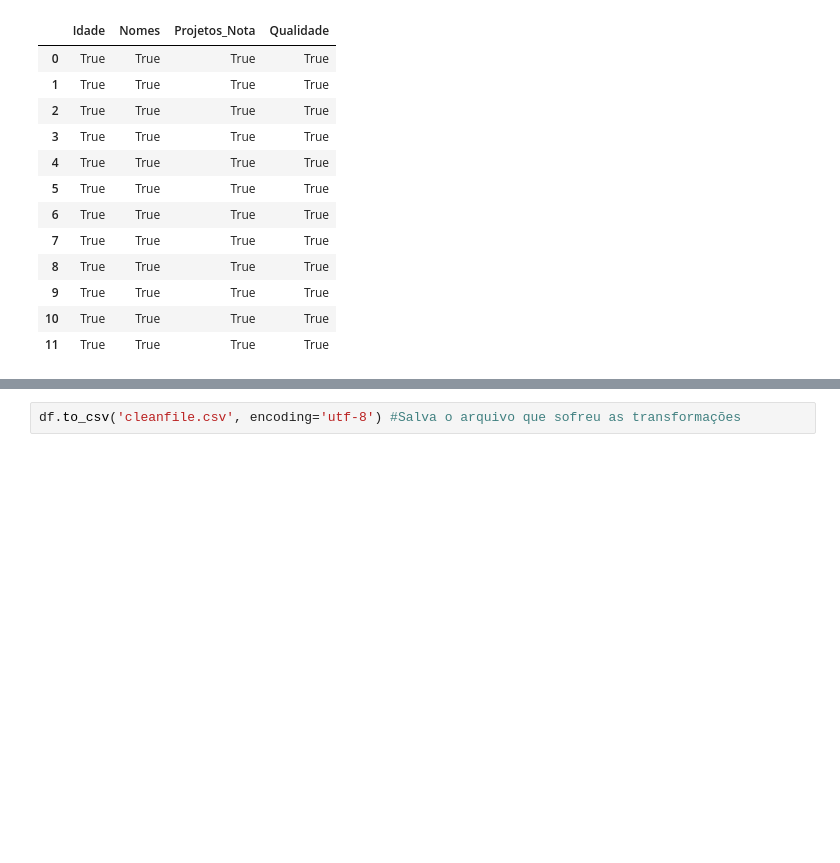
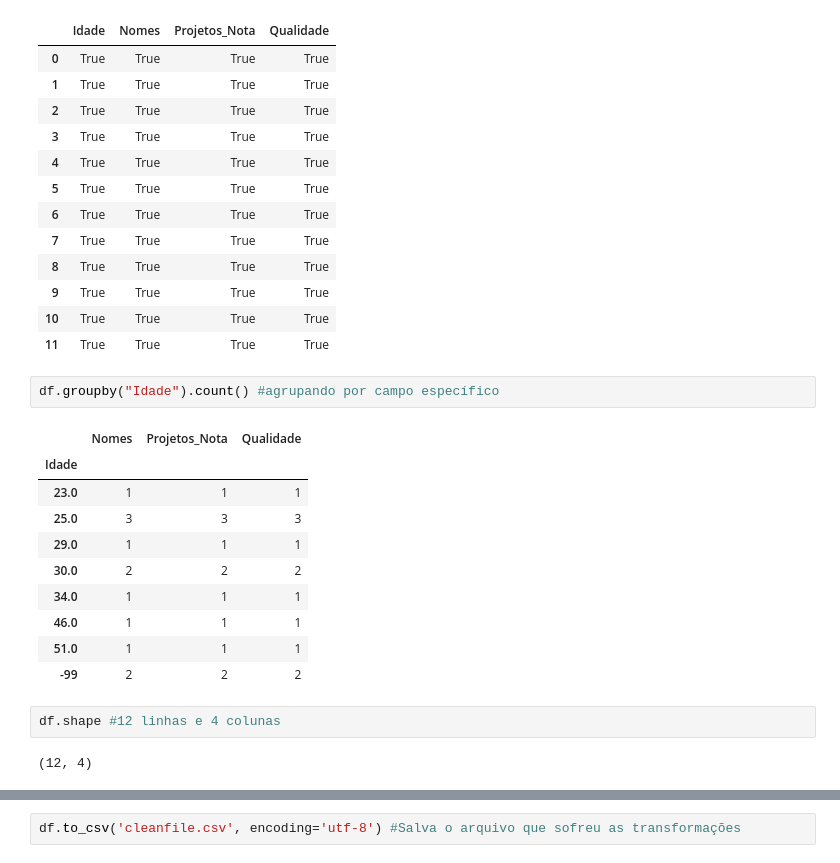
Before and after one commit to luizcalaca/data-quality, a Jupyter notebook: data_quality_pandas.ipynb, the cells around one changed output, grey strips where cells are left out. Drawn from its saved outputs; the diff is of its cells as text; blank space fills up the shorter version.

```diff
--- a/data_quality_pandas.ipynb
+++ b/data_quality_pandas.ipynb
@@ -258,3 +258,20 @@ df.notnull() #Verifica os campos, se estão preenchidos (True) ou vazios (False)
 | 9 | True | True | True | True |
 | 10 | True | True | True | True |
 | 11 | True | True | True | True |
+# %%
+df.groupby("Idade").count() #agrupando por campo específico
+# %% [output]
+|  | Nomes | Projetos_Nota | Qualidade |
+| Idade |  |  |  |
+| 23.0 | 1 | 1 | 1 |
+| 25.0 | 3 | 3 | 3 |
+| 29.0 | 1 | 1 | 1 |
+| 30.0 | 2 | 2 | 2 |
+| 34.0 | 1 | 1 | 1 |
+| 46.0 | 1 | 1 | 1 |
+| 51.0 | 1 | 1 | 1 |
+| -99 | 2 | 2 | 2 |
+# %%
+df.shape #12 linhas e 4 colunas
+# %% [output]
+(12, 4)
```
Also changed, not shown: parts of 2 cells of this notebook.
